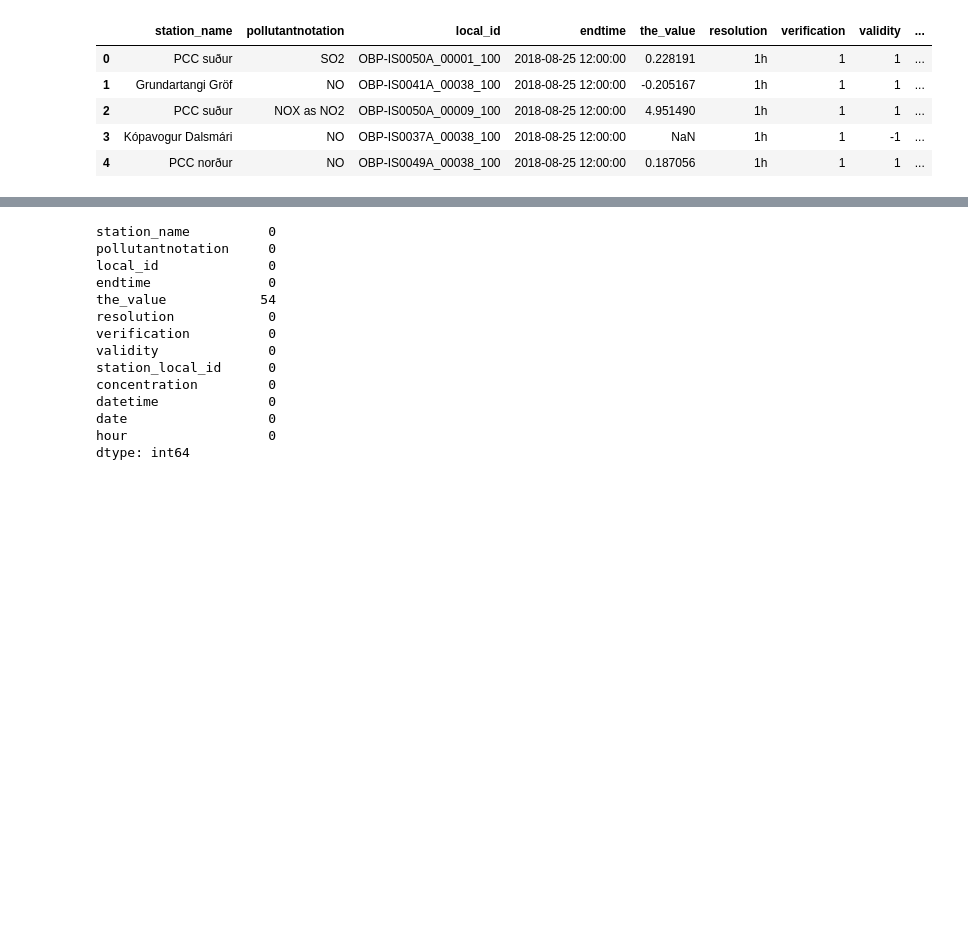
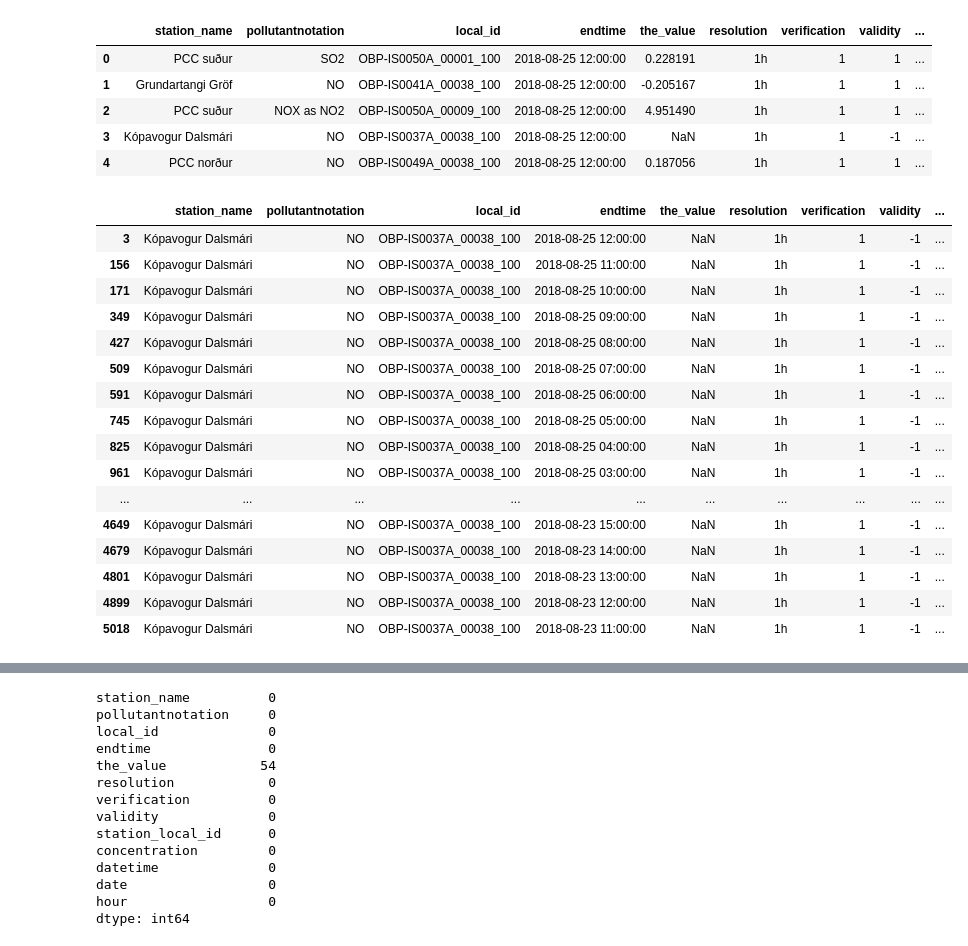
Before and after one commit to stuhow/air_quality_project, a Jupyter notebook: prototyping.ipynb, the cells around one changed output, grey strips where cells are left out. Saved outputs shown, nothing was run; the diff lists cells and outputs as text; code cells hidden in the pictures; blank space fills up the shorter version.

```diff
--- a/prototyping.ipynb
+++ b/prototyping.ipynb
@@ -83,6 +192,26 @@ df.head(5)
 | 3 | Kópavogur Dalsmári | NO | OBP-IS0037A_00038_100 | 2018-08-25 12:00:00 | NaN | 1h | 1 | -1 | ... |
 | 4 | PCC norður | NO | OBP-IS0049A_00038_100 | 2018-08-25 12:00:00 | 0.187056 | 1h | 1 | 1 | ... |
 # %%
-pcc_df = df[df['station_local_id'] == 'STA-IS0050A']
+pcc_df = df[df['station_local_id'] == 'STA-IS0037A']
 # %%
-pcc_df = pcc_df[pcc_df['pollutantnotation'] == 'SO2']
+pcc_df = pcc_df[pcc_df['pollutantnotation'] == 'NO']
+
+pcc_df.head(50)
+# %% [output]
+|  | station_name | pollutantnotation | local_id | endtime | the_value | resolution | verification | validity | ... |
+| 3 | Kópavogur Dalsmári | NO | OBP-IS0037A_00038_100 | 2018-08-25 12:00:00 | NaN | 1h | 1 | -1 | ... |
+| 156 | Kópavogur Dalsmári | NO | OBP-IS0037A_00038_100 | 2018-08-25 11:00:00 | NaN | 1h | 1 | -1 | ... |
+| 171 | Kópavogur Dalsmári | NO | OBP-IS0037A_00038_100 | 2018-08-25 10:00:00 | NaN | 1h | 1 | -1 | ... |
+| 349 | Kópavogur Dalsmári | NO | OBP-IS0037A_00038_100 | 2018-08-25 09:00:00 | NaN | 1h | 1 | -1 | ... |
+| 427 | Kópavogur Dalsmári | NO | OBP-IS0037A_00038_100 | 2018-08-25 08:00:00 | NaN | 1h | 1 | -1 | ... |
+| 509 | Kópavogur Dalsmári | NO | OBP-IS0037A_00038_100 | 2018-08-25 07:00:00 | NaN | 1h | 1 | -1 | ... |
+| 591 | Kópavogur Dalsmári | NO | OBP-IS0037A_00038_100 | 2018-08-25 06:00:00 | NaN | 1h | 1 | -1 | ... |
+| 745 | Kópavogur Dalsmári | NO | OBP-IS0037A_00038_100 | 2018-08-25 05:00:00 | NaN | 1h | 1 | -1 | ... |
+| 825 | Kópavogur Dalsmári | NO | OBP-IS0037A_00038_100 | 2018-08-25 04:00:00 | NaN | 1h | 1 | -1 | ... |
+| 961 | Kópavogur Dalsmári | NO | OBP-IS0037A_00038_100 | 2018-08-25 03:00:00 | NaN | 1h | 1 | -1 | ... |
+| ... | ... | ... | ... | ... | ... | ... | ... | ... | ... |
+| 4649 | Kópavogur Dalsmári | NO | OBP-IS0037A_00038_100 | 2018-08-23 15:00:00 | NaN | 1h | 1 | -1 | ... |
+| 4679 | Kópavogur Dalsmári | NO | OBP-IS0037A_00038_100 | 2018-08-23 14:00:00 | NaN | 1h | 1 | -1 | ... |
+| 4801 | Kópavogur Dalsmári | NO | OBP-IS0037A_00038_100 | 2018-08-23 13:00:00 | NaN | 1h | 1 | -1 | ... |
+| 4899 | Kópavogur Dalsmári | NO | OBP-IS0037A_00038_100 | 2018-08-23 12:00:00 | NaN | 1h | 1 | -1 | ... |
+| 5018 | Kópavogur Dalsmári | NO | OBP-IS0037A_00038_100 | 2018-08-23 11:00:00 | NaN | 1h | 1 | -1 | ... |
```
Also changed, not shown: parts of 19 cells of this notebook, 2 other files.
